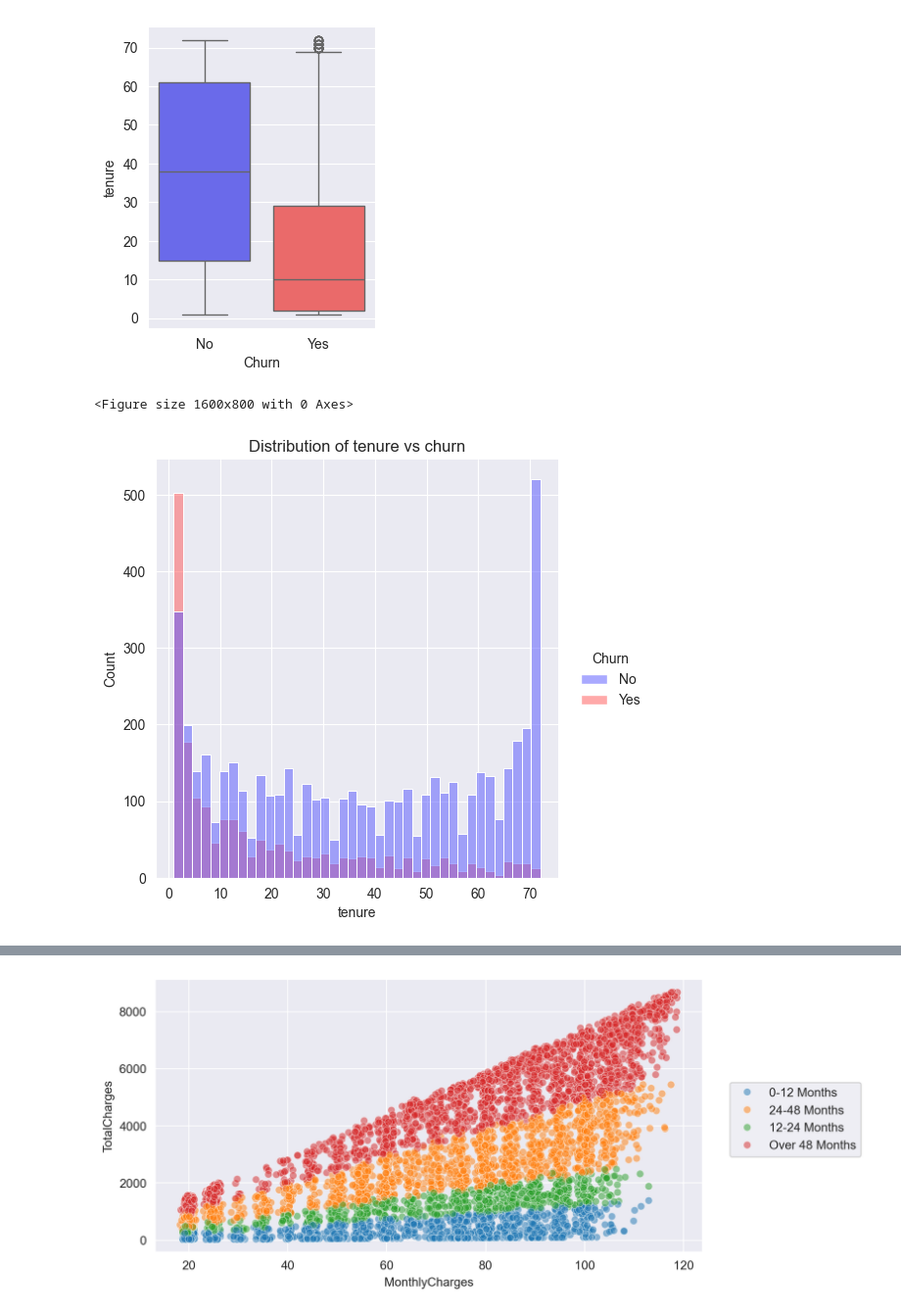
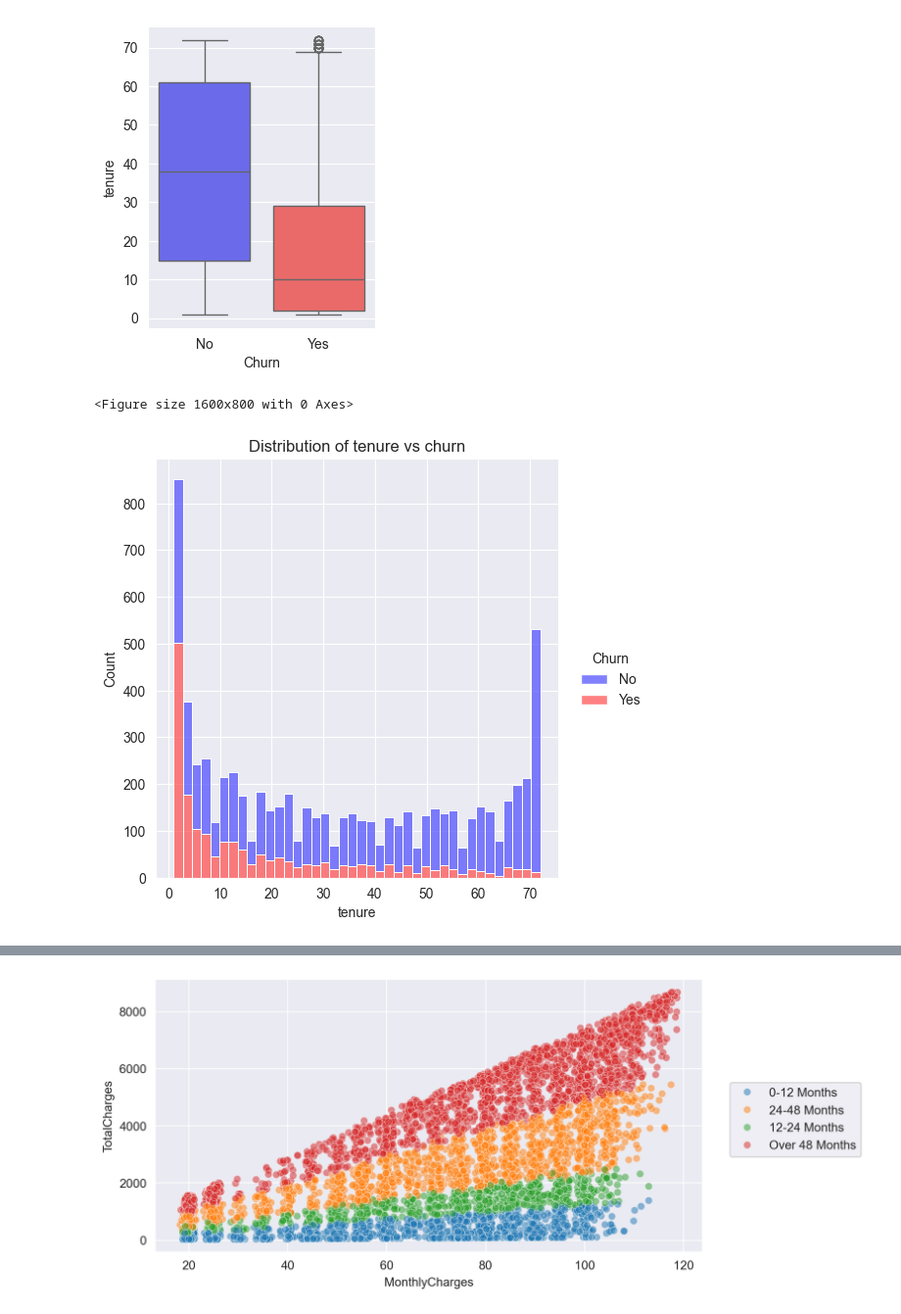
Before and after one commit to natix-x/Telco-Customer-Churn-Prediction, a Jupyter notebook: data_analysis.ipynb, the cells around one changed output, grey strips where cells are left out. Shown at 98% size. Saved outputs shown, nothing was run; the diff lists cells and outputs as text; code cells hidden in the pictures.

```diff
--- a/data_analysis.ipynb
+++ b/data_analysis.ipynb
@@ -173,11 +185,13 @@ sns.boxplot(data=df, x="Churn", y="tenure", palette="seismic");
 [figure]
 # %%
 plt.figure(figsize=(8, 4), dpi=200)
-sns.displot(data=df, x="tenure", bins=40, hue="Churn", palette="seismic")
+sns.displot(
+    data=df, x="tenure", bins=40, hue="Churn", palette="seismic", multiple="stack"
+)
 plt.title("Distribution of tenure vs churn");
 # %% [output]
 <Figure size 1600x800 with 0 Axes>
-[figure, old version]
+[figure, new version]
 # %%
 plt.figure(figsize=(8, 5), dpi=200)
 sns.displot(
```
Also changed, not shown: parts of 2 cells of this notebook, 2 other files.
